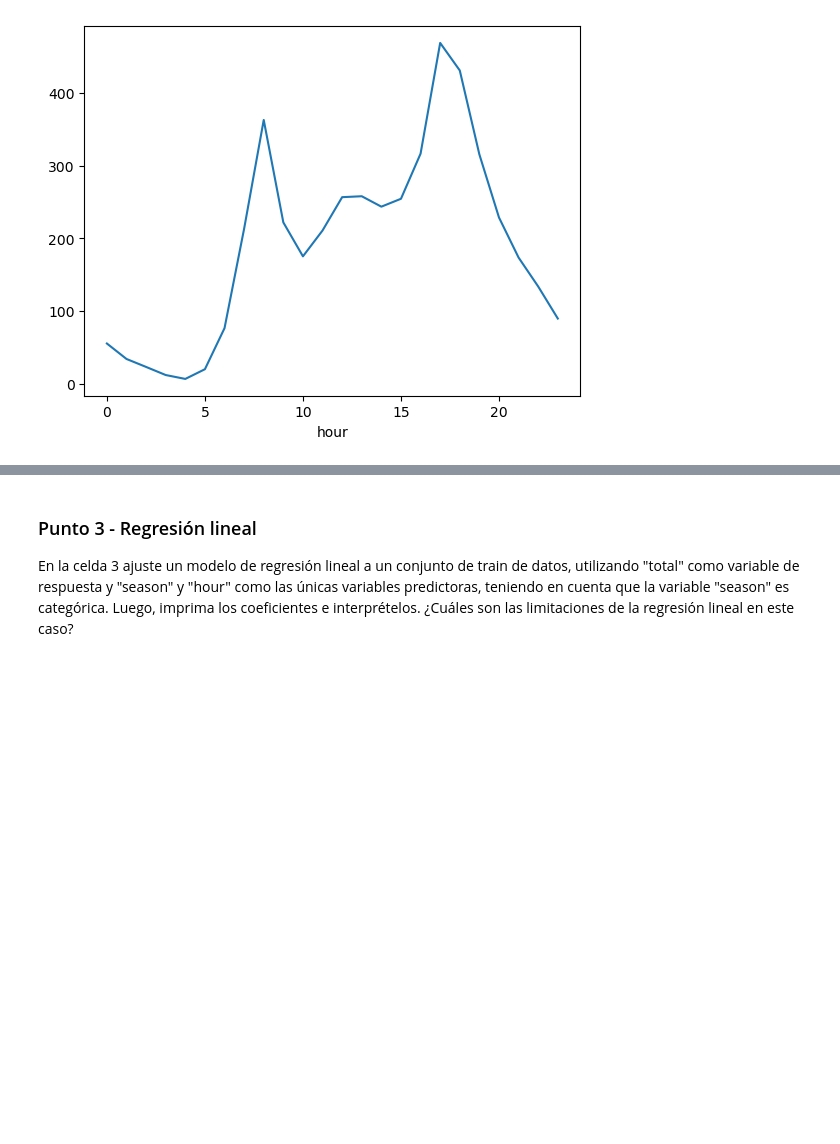
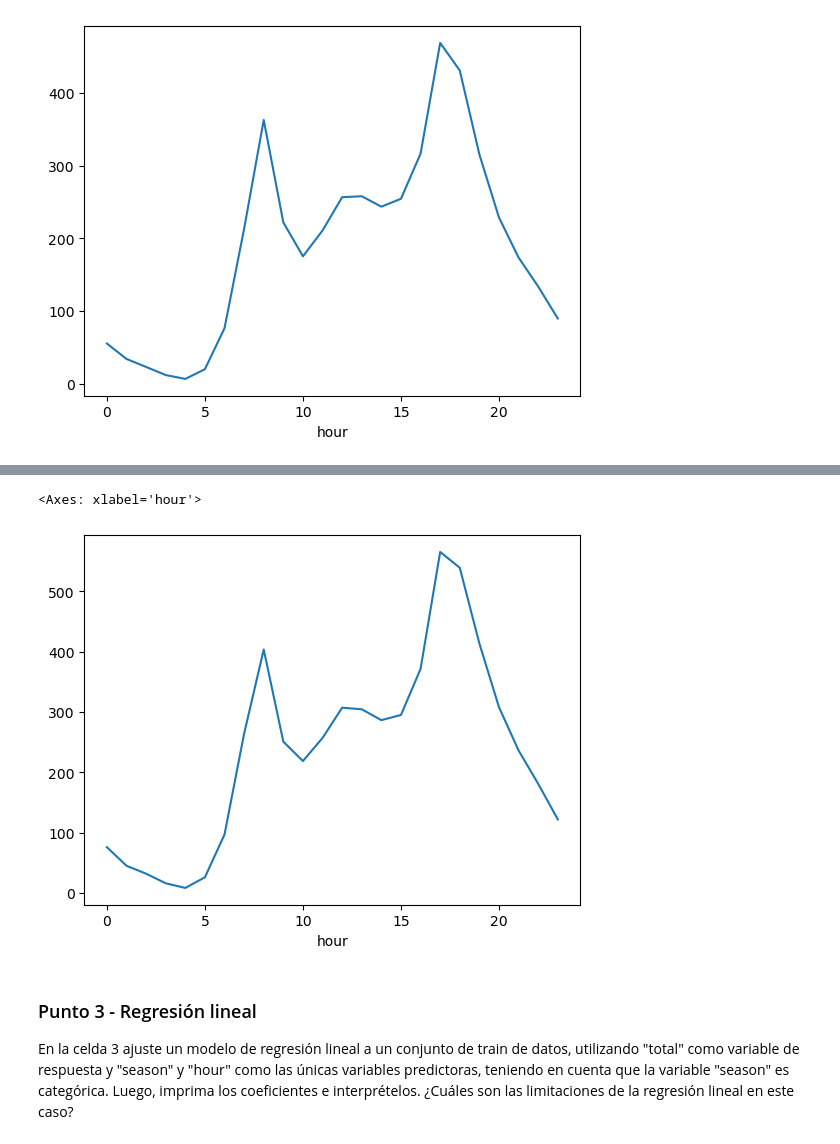
Before and after one commit to jantonioagudelo/MIAD_ML_NLP_2026, a Jupyter notebook: Semana 1/S1TC1_arboles_ensamblajes.ipynb, the cells around one changed output, grey strips where cells are left out. Cells and saved outputs as stored; diff of their text form; code cells hidden in the pictures; blank space fills up the shorter version.

```diff
--- a/Semana 1/S1TC1_arboles_ensamblajes.ipynb
+++ b/Semana 1/S1TC1_arboles_ensamblajes.ipynb
@@ -91,5 +133,9 @@ bikes.groupby('hour').total.mean().plot()
 # %%
 # Celda 2.3 - "season"=3 escriba su código y hallazgos
+bikes[bikes['season']==3].groupby('hour').total.mean().plot()
+# %% [output]
+<Axes: xlabel='hour'>
+[figure, added]
 # %% [markdown]
 ### Punto 3 - Regresión lineal
 En la celda 3 ajuste un modelo de regresión lineal a un conjunto de train de datos, utilizando "total" como variable de respuesta y "season" y "hour" como las únicas variables predictoras, teniendo en cuenta que la variable "season" es categórica. Luego, imprima los coeficientes e interprételos. ¿Cuáles son las limitaciones de la regresión lineal en este caso?
```
Also changed, not shown: parts of 4 cells of this notebook.
